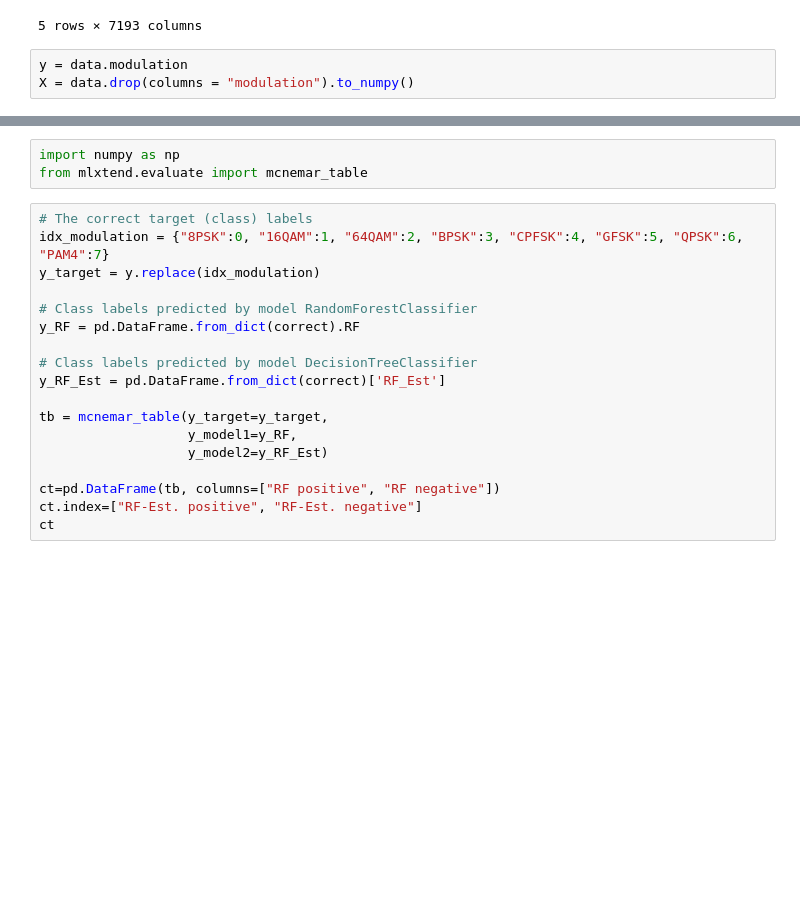
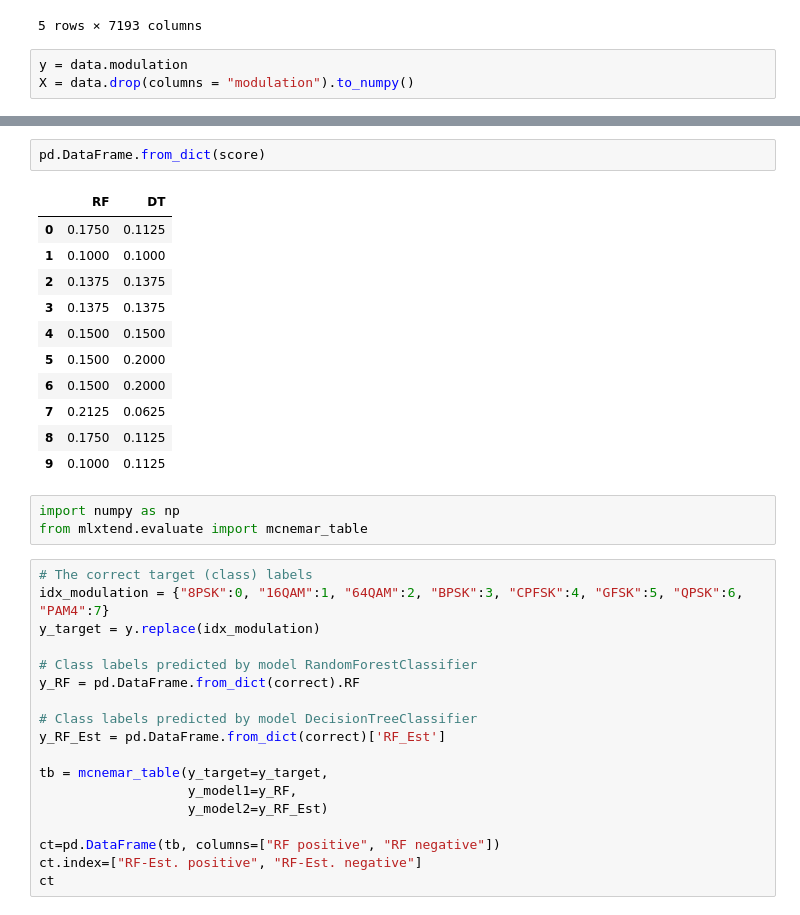
Before and after one commit to flaviol-souza/po-233-ita, a Jupyter notebook: notebook/evaluationAndValidation.ipynb, the cells around one changed output, grey strips where cells are left out. Drawn from its saved outputs; the diff is of its cells as text; blank space fills up the shorter version.

```diff
--- a/notebook/evaluationAndValidation.ipynb
+++ b/notebook/evaluationAndValidation.ipynb
@@ -83,4 +118,18 @@ RF_Est    0.037639
 dtype: float64
+# %%
+pd.DataFrame.from_dict(score)
+# %% [output]
+|  | RF | DT |
+| 0 | 0.1750 | 0.1125 |
+| 1 | 0.1000 | 0.1000 |
+| 2 | 0.1375 | 0.1375 |
+| 3 | 0.1375 | 0.1375 |
+| 4 | 0.1500 | 0.1500 |
+| 5 | 0.1500 | 0.2000 |
+| 6 | 0.1500 | 0.2000 |
+| 7 | 0.2125 | 0.0625 |
+| 8 | 0.1750 | 0.1125 |
+| 9 | 0.1000 | 0.1125 |
 # %%
 import numpy as np
 from mlxtend.evaluate import mcnemar_table
```
Also changed, not shown: parts of 5 cells of this notebook.
